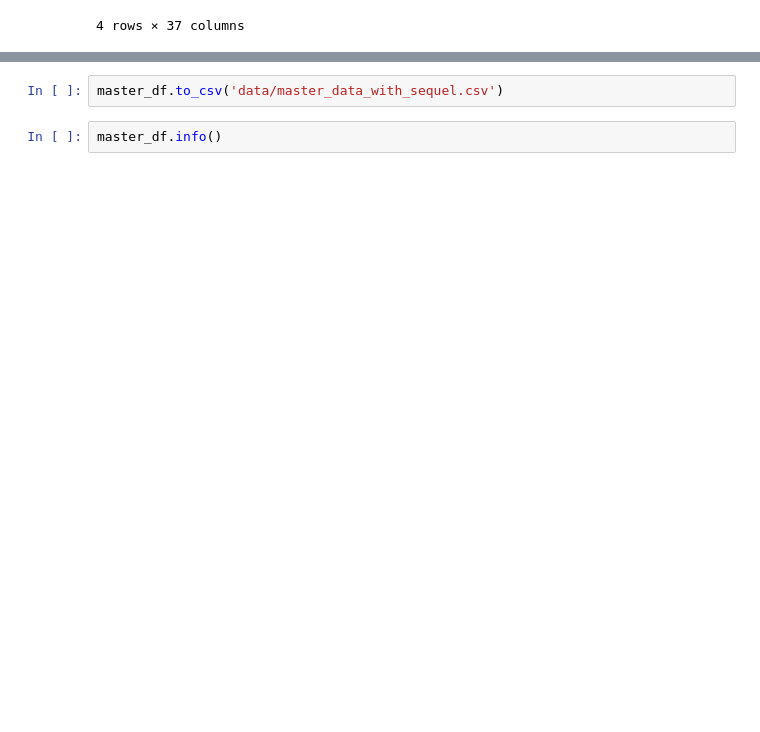
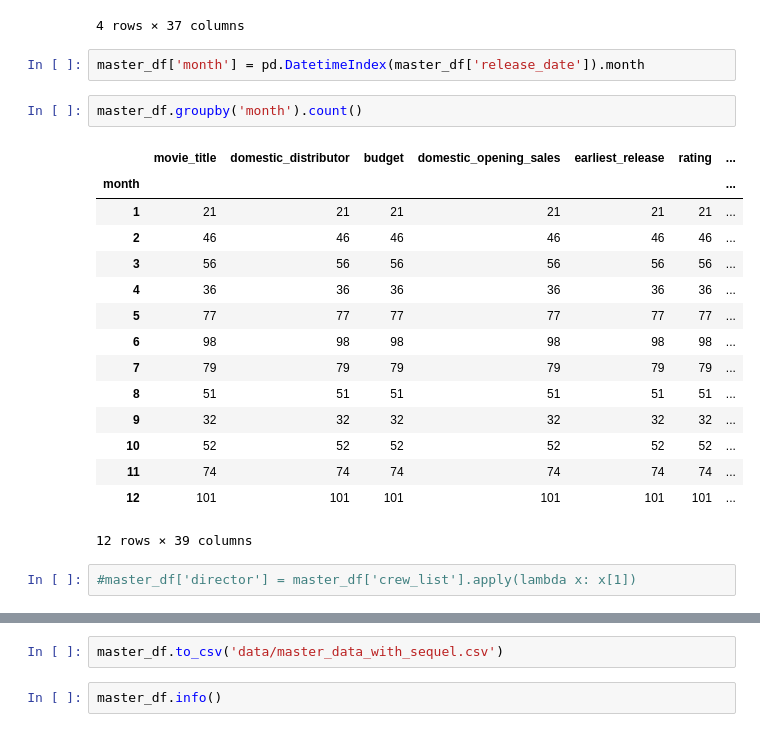
Before and after one commit to tawney-kirkland/02-luther, a Jupyter notebook: pre-processing_draft.ipynb, the cells around one changed output, grey strips where cells are left out. Saved outputs shown, nothing was run; the diff lists cells and outputs as text; blank space fills up the shorter version.

Commit message:
Add new lingreg and processing with month

```diff
--- a/pre-processing_draft.ipynb
+++ b/pre-processing_draft.ipynb
@@ -289,3 +289,25 @@ master_df.groupby('rating').count()
 | PG-13 | 366 | 366 | 366 | 366 | 366 | 360 | ... |
 | R | 155 | 155 | 155 | 155 | 155 | 149 | ... |
 4 rows × 37 columns
+# %%
+master_df['month'] = pd.DatetimeIndex(master_df['release_date']).month
+# %%
+master_df.groupby('month').count()
+# %% [output]
+|  | movie_title | domestic_distributor | budget | domestic_opening_sales | earliest_release | rating | ... |
+| month |  |  |  |  |  |  | ... |
+| 1 | 21 | 21 | 21 | 21 | 21 | 21 | ... |
+| 2 | 46 | 46 | 46 | 46 | 46 | 46 | ... |
+| 3 | 56 | 56 | 56 | 56 | 56 | 56 | ... |
+| 4 | 36 | 36 | 36 | 36 | 36 | 36 | ... |
+| 5 | 77 | 77 | 77 | 77 | 77 | 77 | ... |
+| 6 | 98 | 98 | 98 | 98 | 98 | 98 | ... |
+| 7 | 79 | 79 | 79 | 79 | 79 | 79 | ... |
+| 8 | 51 | 51 | 51 | 51 | 51 | 51 | ... |
+| 9 | 32 | 32 | 32 | 32 | 32 | 32 | ... |
+| 10 | 52 | 52 | 52 | 52 | 52 | 52 | ... |
+| 11 | 74 | 74 | 74 | 74 | 74 | 74 | ... |
+| 12 | 101 | 101 | 101 | 101 | 101 | 101 | ... |
+12 rows × 39 columns
+# %%
+#master_df['director'] = master_df['crew_list'].apply(lambda x: x[1])
```
Also changed, not shown: parts of 2 cells of this notebook, 1 other file.
